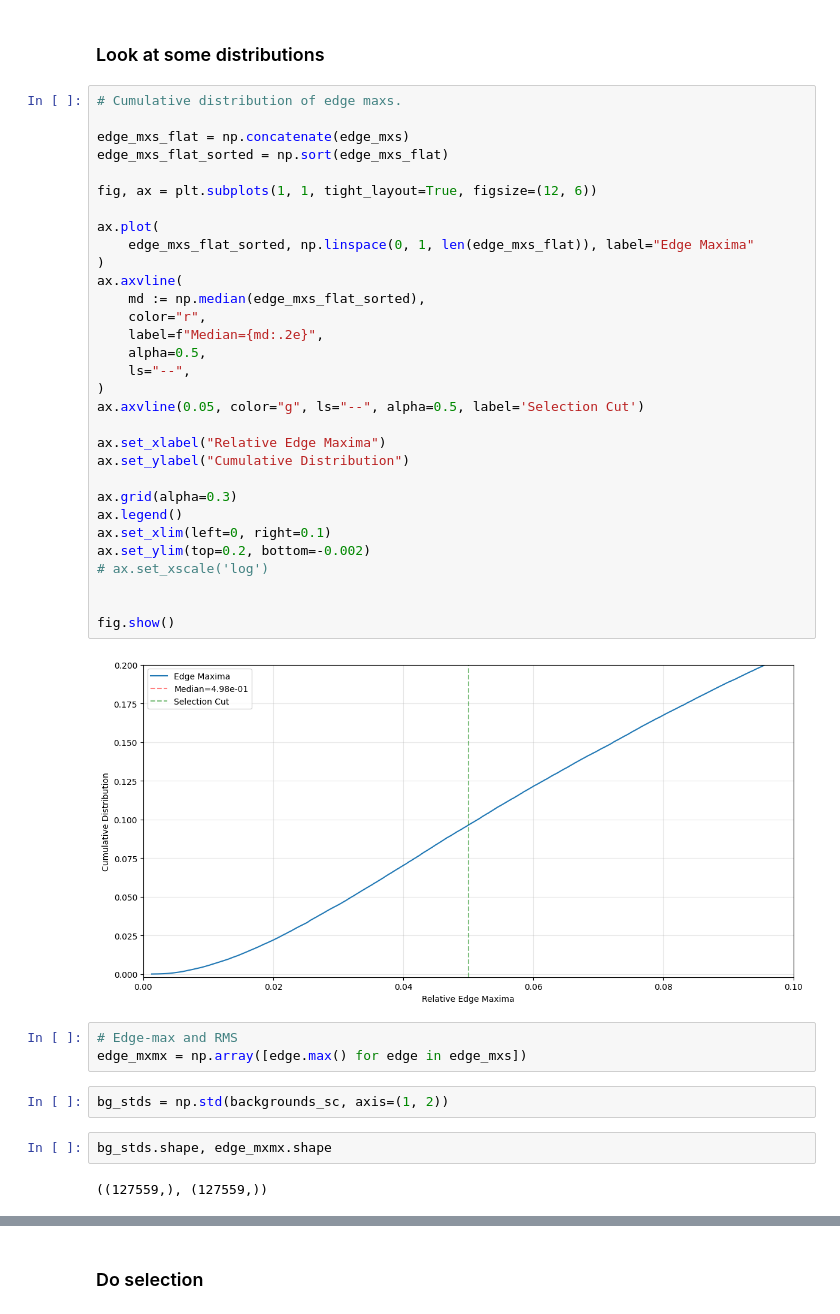
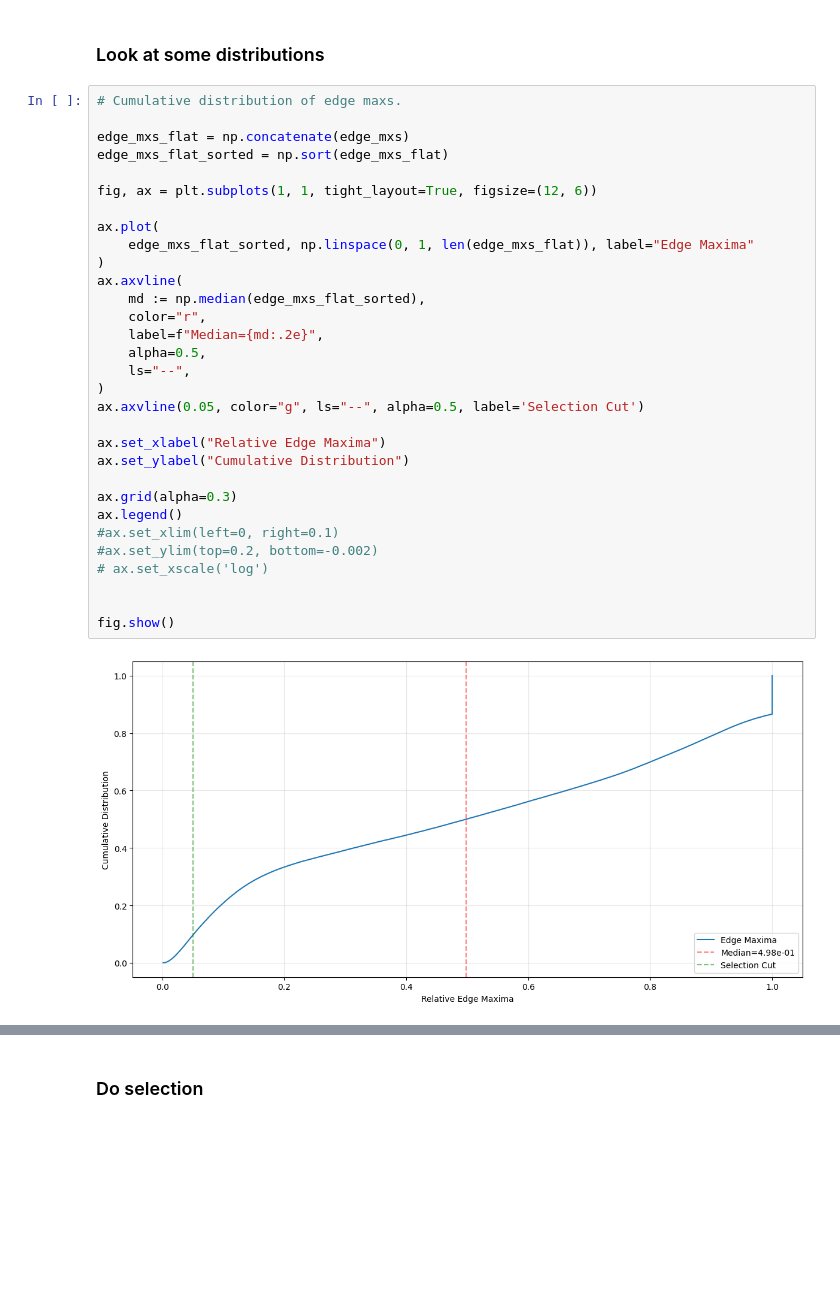
Before and after one commit to tmartinezML/LOFAR-Diffusion, a Jupyter notebook: src/notebooks/segmentation.ipynb, the cells around one changed output, grey strips where cells are left out. Drawn from its saved outputs; the diff is of its cells as text; blank space fills up the shorter version.

```diff
--- a/src/notebooks/segmentation.ipynb
+++ b/src/notebooks/segmentation.ipynb
@@ -453,43 +455,34 @@ edge_mxs = relative_edge_max_imgs(masks, imgs)
 # %%
 # Cumulative distribution of edge maxs.
 
 edge_mxs_flat = np.concatenate(edge_mxs)
 edge_mxs_flat_sorted = np.sort(edge_mxs_flat)
 
 fig, ax = plt.subplots(1, 1, tight_layout=True, figsize=(12, 6))
 
 ax.plot(
     edge_mxs_flat_sorted, np.linspace(0, 1, len(edge_mxs_flat)), label="Edge Maxima"
 )
 ax.axvline(
     md := np.median(edge_mxs_flat_sorted),
     color="r",
     label=f"Median={md:.2e}",
     alpha=0.5,
     ls="--",
 )
 ax.axvline(0.05, color="g", ls="--", alpha=0.5, label='Selection Cut')
 
 ax.set_xlabel("Relative Edge Maxima")
 ax.set_ylabel("Cumulative Distribution")
 
 ax.grid(alpha=0.3)
 ax.legend()
-ax.set_xlim(left=0, right=0.1)
-ax.set_ylim(top=0.2, bottom=-0.002)
+#ax.set_xlim(left=0, right=0.1)
+#ax.set_ylim(top=0.2, bottom=-0.002)
 # ax.set_xscale('log')
 
 
 fig.show()
 # %% [output]
-[figure, old version]
+[figure, new version]
-# %%
-# Edge-max and RMS
-edge_mxmx = np.array([edge.max() for edge in edge_mxs])
-# %%
-bg_stds = np.std(backgrounds_sc, axis=(1, 2))
-# %%
-bg_stds.shape, edge_mxmx.shape
-# %% [output]
-((127559,), (127559,))
 # %%
```
Also changed, not shown: parts of 11 cells of this notebook, 7 other files.
